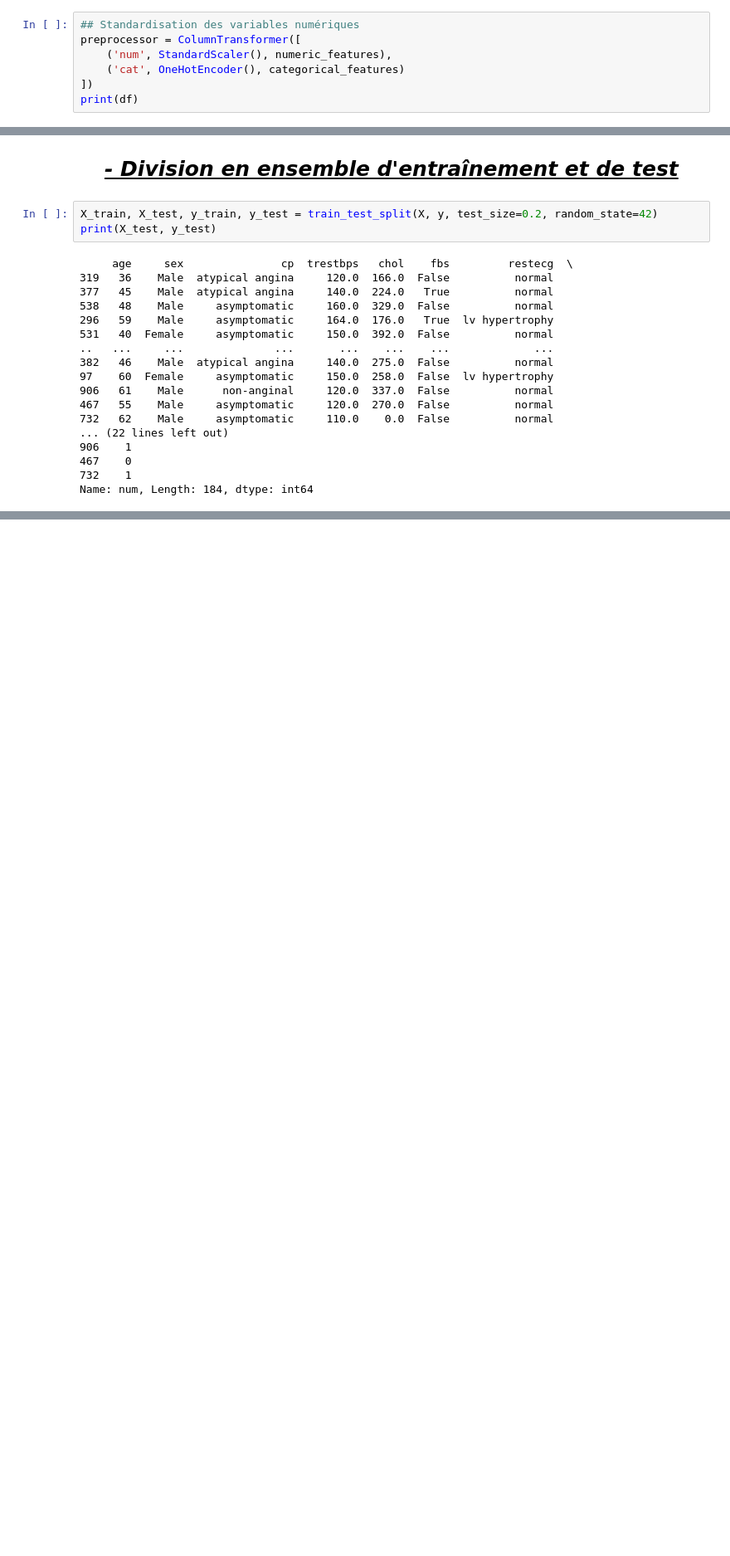
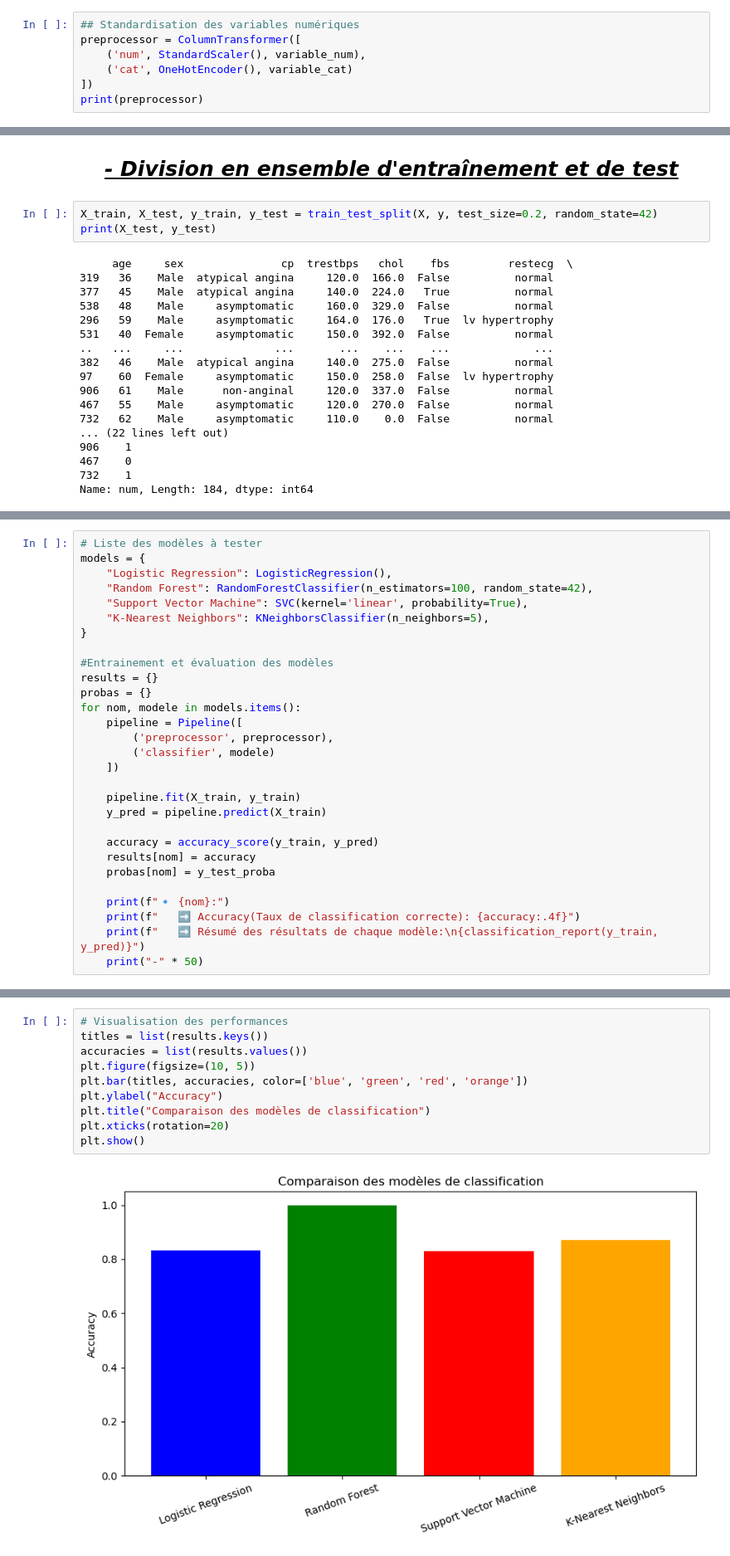
Before and after one commit to MMansourBa/Prediction-des-maladies-cardiaques, a Jupyter notebook: projet.ipynb, the cells around one changed output, grey strips where cells are left out. Shown at 83% size. Saved outputs shown, nothing was run; the diff lists cells and outputs as text; blank space fills up the shorter version.

```diff
--- a/projet.ipynb
+++ b/projet.ipynb
@@ -283,8 +300,8 @@ Valeur numeriques :
 # %%
 ## Standardisation des variables numériques
 preprocessor = ColumnTransformer([
-    ('num', StandardScaler(), numeric_features),
-    ('cat', OneHotEncoder(), categorical_features)
+    ('num', StandardScaler(), variable_num),
+    ('cat', OneHotEncoder(), variable_cat)
 ])
-print(df)
+print(preprocessor)
 # %% [output]
@@ -332,0 +366,29 @@ Name: num, Length: 184, dtype: int64
+# %%
+# Liste des modèles à tester
+models = {
+    "Logistic Regression": LogisticRegression(),
+    "Random Forest": RandomForestClassifier(n_estimators=100, random_state=42),
+    "Support Vector Machine": SVC(kernel='linear', probability=True),
+    "K-Nearest Neighbors": KNeighborsClassifier(n_neighbors=5),
+}
+
+#Entrainement et évaluation des modèles
+results = {}
+probas = {}
+for nom, modele in models.items():
+    pipeline = Pipeline([
+        ('preprocessor', preprocessor),
+        ('classifier', modele)
+    ])
+
+    pipeline.fit(X_train, y_train)
+    y_pred = pipeline.predict(X_train)
+
+    accuracy = accuracy_score(y_train, y_pred)
+    results[nom] = accuracy
+    probas[nom] = y_test_proba
+
+    print(f"🔹 {nom}:")
+    print(f"   ➡️ Accuracy(Taux de classification correcte): {accuracy:.4f}")
+    print(f"   ➡️ Résumé des résultats de chaque modèle:\n{classification_report(y_train, y_pred)}")
+    print("-" * 50)
@@ -333 +413,13 @@ Name: num, Length: 184, dtype: int64
+# %%
+# Visualisation des performances
+titles = list(results.keys())
+accuracies = list(results.values())
+plt.figure(figsize=(10, 5))
+plt.bar(titles, accuracies, color=['blue', 'green', 'red', 'orange'])
+plt.ylabel("Accuracy")
+plt.title("Comparaison des modèles de classification")
+plt.xticks(rotation=20)
+plt.show()
+# %% [output]
+[figure, added]
 # %% [markdown]
```
Also changed, not shown: parts of 46 cells of this notebook, 1 other file.
